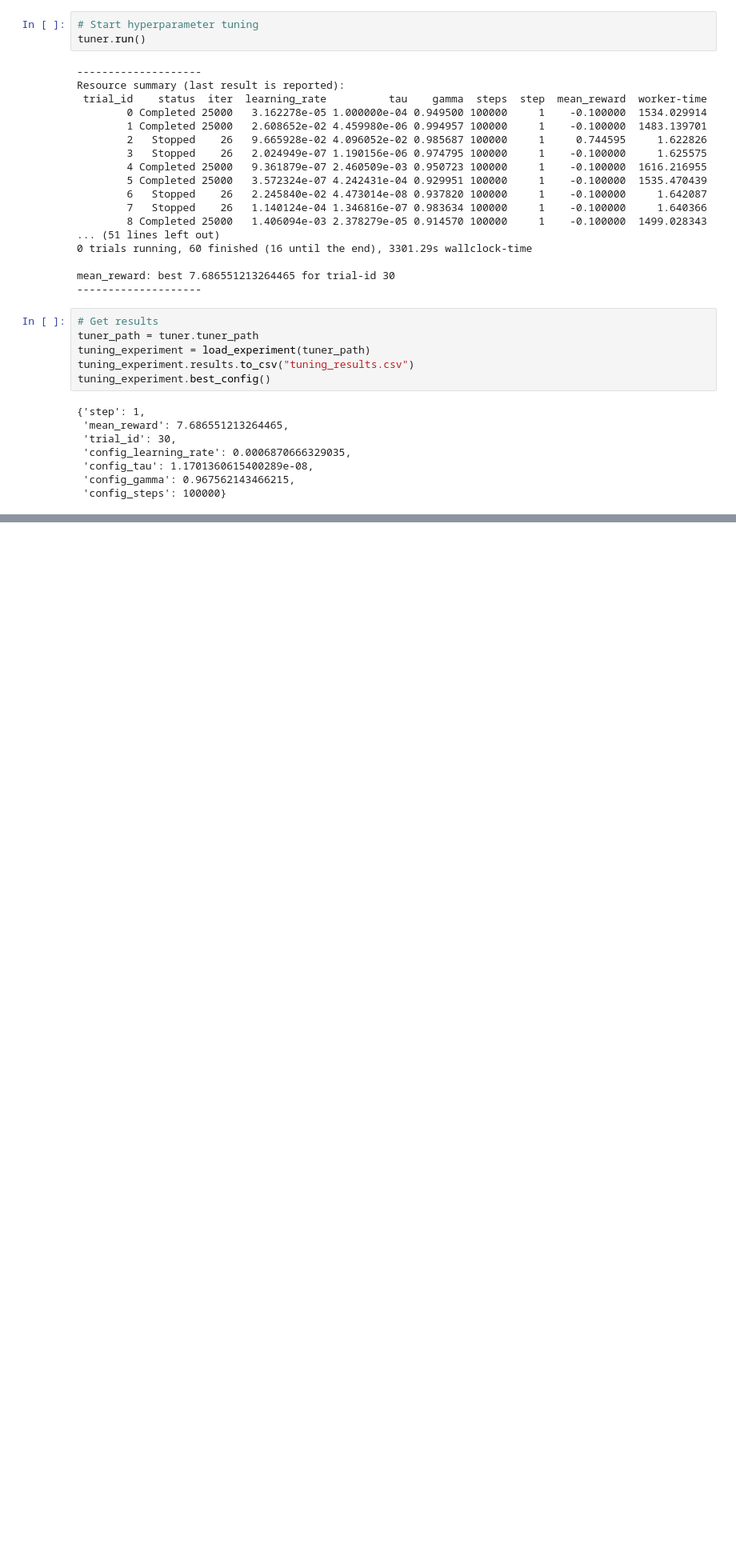
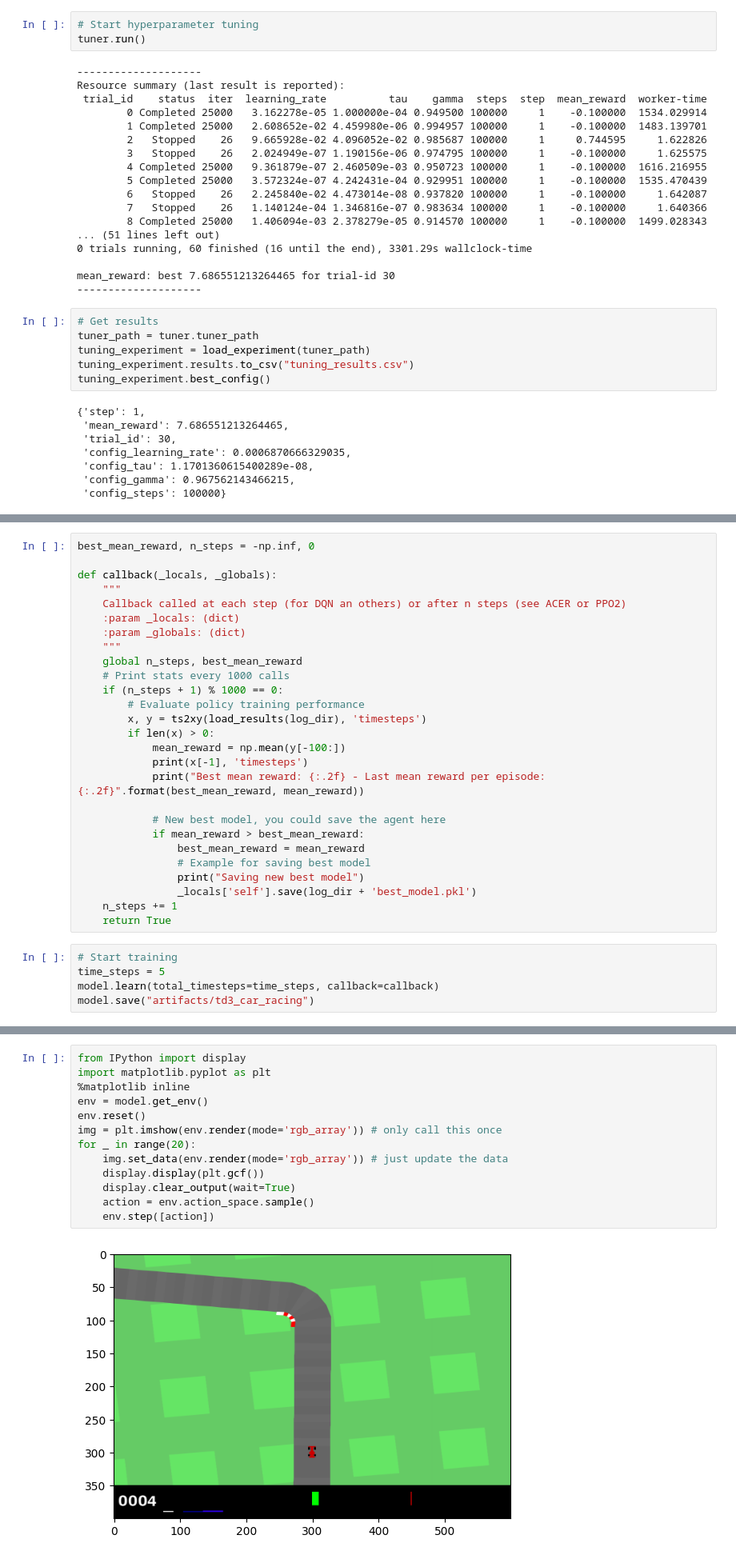
Before and after one commit to adavidho/racing-rl-project, a Jupyter notebook: dev.ipynb, the cells around one changed output, grey strips where cells are left out. Shown at 80% size. Cells and saved outputs as stored; diff of their text form; blank space fills up the shorter version.

```diff
--- a/dev.ipynb
+++ b/dev.ipynb
@@ -127,0 +200,32 @@ tuning_experiment.best_config()
+# %%
+best_mean_reward, n_steps = -np.inf, 0
+
+def callback(_locals, _globals):
+    """
+    Callback called at each step (for DQN an others) or after n steps (see ACER or PPO2)
+    :param _locals: (dict)
+    :param _globals: (dict)
+    """
+    global n_steps, best_mean_reward
+    # Print stats every 1000 calls
+    if (n_steps + 1) % 1000 == 0:
+        # Evaluate policy training performance
+        x, y = ts2xy(load_results(log_dir), 'timesteps')
+        if len(x) > 0:
+            mean_reward = np.mean(y[-100:])
+            print(x[-1], 'timesteps')
+            print("Best mean reward: {:.2f} - Last mean reward per episode: {:.2f}".format(best_mean_reward, mean_reward))
+
+            # New best model, you could save the agent here
+            if mean_reward > best_mean_reward:
+                best_mean_reward = mean_reward
+                # Example for saving best model
+                print("Saving new best model")
+                _locals['self'].save(log_dir + 'best_model.pkl')
+    n_steps += 1
+    return True
+# %%
+# Start training
+time_steps = 5
+model.learn(total_timesteps=time_steps, callback=callback)
+model.save("artifacts/td3_car_racing")
@@ -127,0 +238,15 @@ tuning_experiment.best_config()
+# %%
+from IPython import display
+import matplotlib.pyplot as plt
+%matplotlib inline
+env = model.get_env()
+env.reset()
+img = plt.imshow(env.render(mode='rgb_array')) # only call this once
+for _ in range(20):
+    img.set_data(env.render(mode='rgb_array')) # just update the data
+    display.display(plt.gcf())
+    display.clear_output(wait=True)
+    action = env.action_space.sample()
+    env.step([action])
+# %% [output]
+[figure, added]
```
Also changed, not shown: parts of 11 cells of this notebook.
